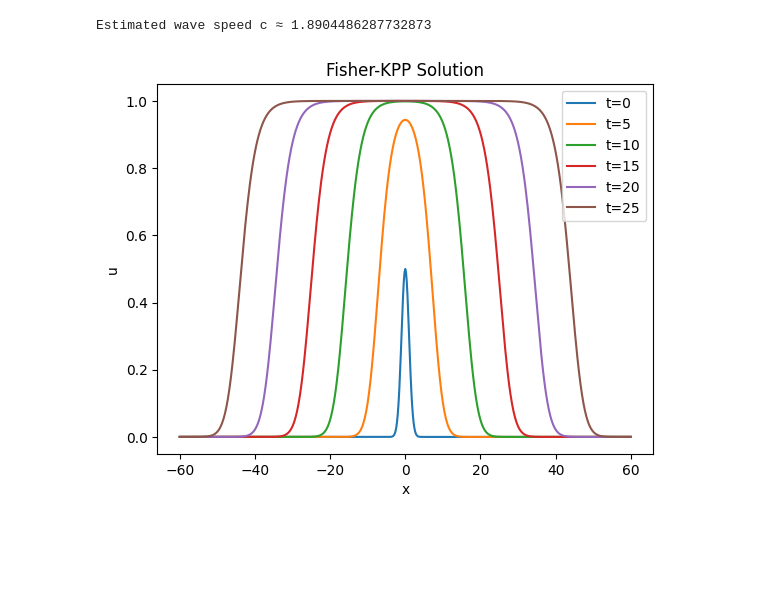
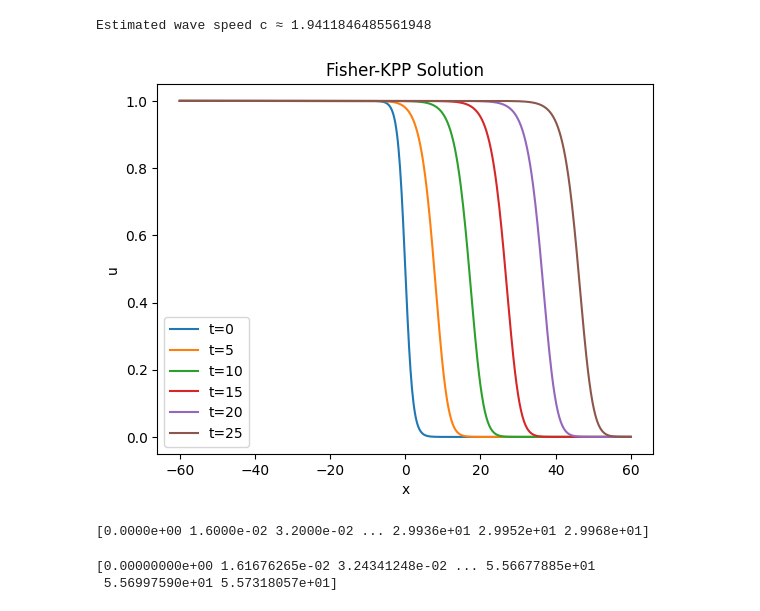
Before and after one commit to mohdkashifansari/Optimisation_and_Numerical_Analysis_Techniques, a Jupyter notebook: Parabolic_Eqs/Tut4.ipynb, the cells around one changed output. Cells and saved outputs as stored; diff of their text form; code cells hidden in the pictures; blank space fills up the shorter version.

```diff
--- a/Parabolic_Eqs/Tut4.ipynb
+++ b/Parabolic_Eqs/Tut4.ipynb
@@ -2,72 +2,81 @@
 import numpy as np
 import matplotlib.pyplot as plt
 
-# ---- Parameters ----
+
 xL, xR = -60, 60
 N = 600
 dx = (xR - xL) / N
-dt = 0.4 * dx**2      # stability condition
+dt = 0.4 * dx**2
 T = 30
 sigma = 1
 
 x = np.linspace(xL, xR, N+1)
 
-# ---- Initial condition ----
-u = 0.5 * np.exp(-x**2 / (2*sigma))
-#u = 1 / (1+np.exp(x/sigma))
-# ---- For tracking front speed ----
+
+#u = 0.5 * np.exp(-x**2 / (2*sigma))
+u = 1 / (1+np.exp(x/sigma))
+
 times = []
 front = []
 
-# ---- Time stepping ----
+
 t = 0
 snapshots = {}
 
 for step in range(int(T/dt)):
-    # store snapshots every ~5 time units
+
     if abs(t - round(t/5)*5) < dt:
         snapshots[round(t/5)*5] = u.copy()
 
-    # record front position where u=0.5
+
     if u.max() > 0.5:
-        idx = np.argmax(u >= 0.5)
-        # linear interpolation for accuracy
+        idx = np.argmax(u <= 0.5)
+
         if idx > 0:
             x1, x2 = x[idx-1], x[idx]
             u1, u2 = u[idx-1], u[idx]
             xf = x1 + (0.5-u1)*(x2-x1)/(u2-u1)
         else:
             xf = x[0]
         times.append(t)
         front.append(xf)
 
-    # ---- Explicit Euler step ----
+
     un = u.copy()
     lap = (un[2:] - 2*un[1:-1] + un[:-2]) / dx**2
     u[1:-1] = un[1:-1] + dt*(lap + un[1:-1]*(1-un[1:-1]))
 
-    # Neumann boundaries: u_x = 0
+
     u[0] = u[1]
     u[-1] = u[-2]
 
     t += dt
 
-# ---- Estimate wave speed c ----
+# estimate c
 times = np.array(times)
 front = np.array(front)
-mask = times > 10          # avoid transient
+mask = times > 10
 c_est = np.polyfit(times[mask], front[mask], 1)[0]
 
 print("Estimated wave speed c ≈", abs(c_est))
 
-# ---- Plot snapshots ----
+# Plot
 for k in sorted(snapshots.keys()):
     plt.plot(x, snapshots[k], label=f"t={k}")
 plt.legend()
 plt.xlabel("x")
 plt.ylabel("u")
 plt.title("Fisher-KPP Solution")
 plt.show()
 # %% [output]
-Estimated wave speed c ≈ 1.8904486287732873
+Estimated wave speed c ≈ 1.9411846485561948
-[figure, old version]
+[figure, new version]
+# %%
+print(times)
+# %% [output]
+[0.0000e+00 1.6000e-02 3.2000e-02 ... 2.9936e+01 2.9952e+01 2.9968e+01]
+# %%
+print(front)
+# %% [output]
+[0.00000000e+00 1.61676265e-02 3.24341248e-02 ... 5.56677885e+01
+ 5.56997590e+01 5.57318057e+01]
```
Also changed, not shown: 1 other file.
